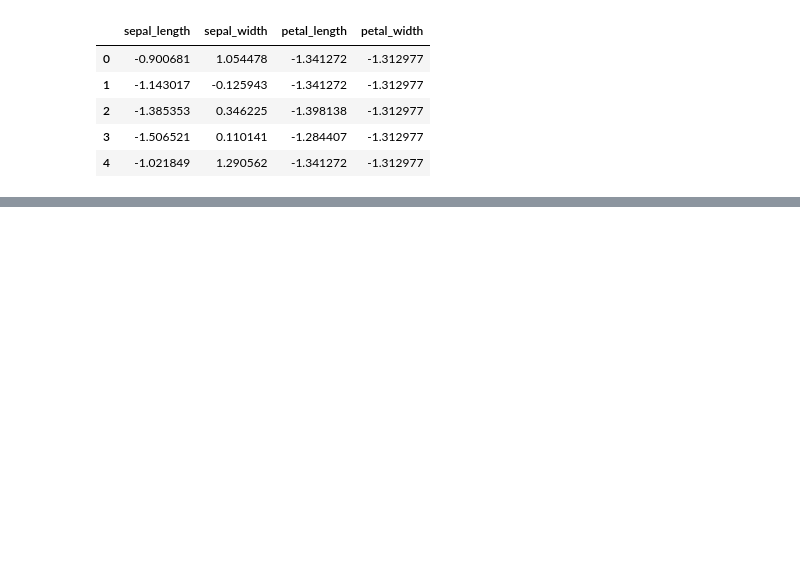
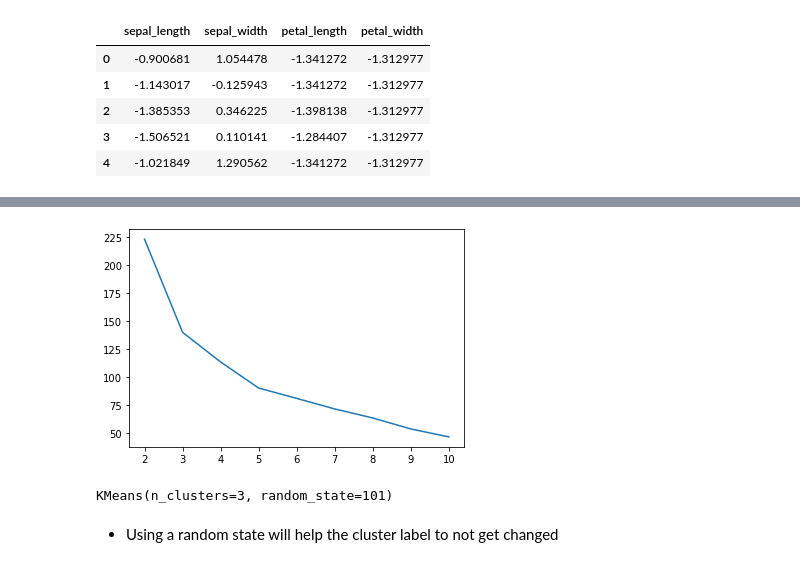
Before and after one commit to Dharani-Arumugam/Machine-Learning, a Jupyter notebook: Iris - Data Clustering/Clustering Data - Iris Flower Dataset.ipynb, the cells around one changed output, grey strips where cells are left out. Cells and saved outputs as stored; diff of their text form; code cells hidden in the pictures; blank space fills up the shorter version.

```diff
--- a/Iris - Data Clustering/Clustering Data - Iris Flower Dataset.ipynb
+++ b/Iris - Data Clustering/Clustering Data - Iris Flower Dataset.ipynb
@@ -167,0 +183,18 @@ iris.head(5)
+# %%
+ssd = []
+for k in range(2,11):
+    kmeans = KMeans(n_clusters = k).fit(iris)
+    ssd.append([k, kmeans.inertia_])
+
+plt.plot(pd.DataFrame(ssd)[0], pd.DataFrame(ssd)[1])
+plt.show()
+# %% [output]
+[figure, added]
+# %%
+# K=3
+kmean = KMeans(n_clusters = 3, random_state = 101)
+kmean.fit(iris)
+# %% [output]
+KMeans(n_clusters=3, random_state=101)
+# %% [markdown]
+- Using a random state will help the cluster label to not get changed
```
Also changed, not shown: parts of 15 cells of this notebook.
